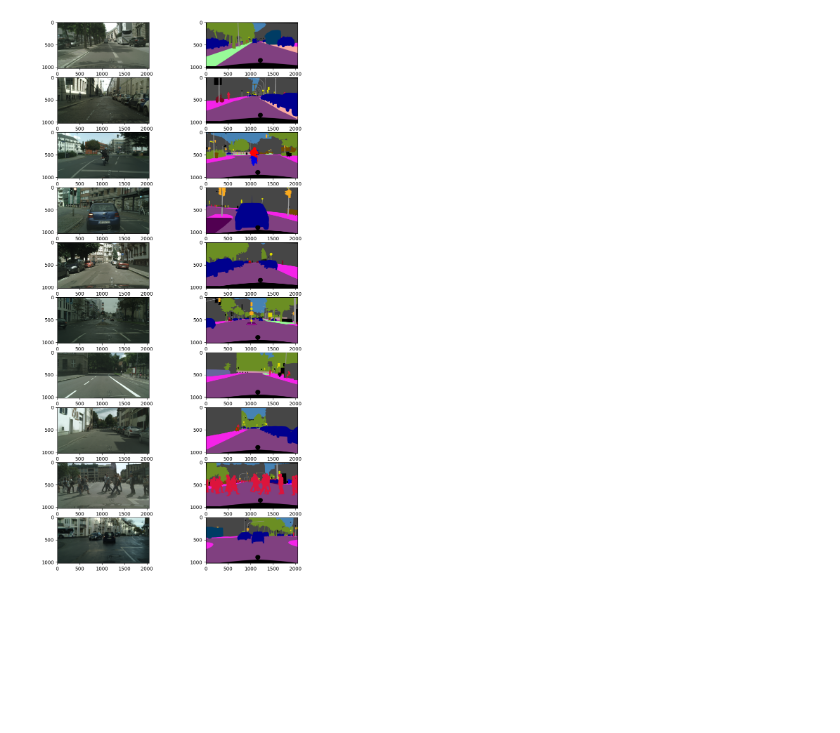
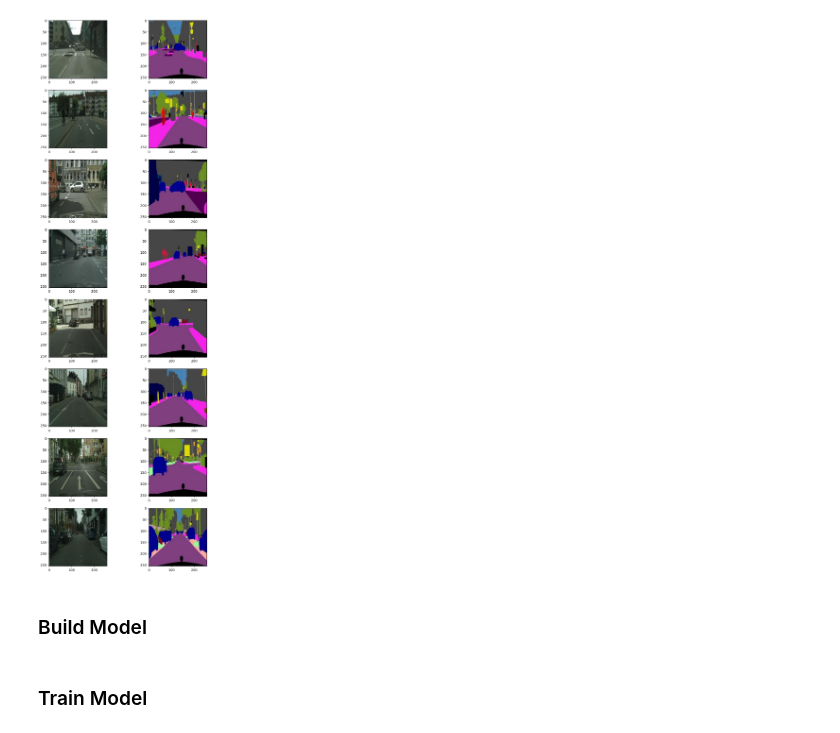
Before and after one commit to d00rk/COSE474Project, a Jupyter notebook: segmentation.ipynb, the cells around one changed output. Drawn from its saved outputs; the diff is of its cells as text; code cells hidden in the pictures; blank space fills up the shorter version.

Commit message:
build model

```diff
--- a/segmentation.ipynb
+++ b/segmentation.ipynb
@@ -44,19 +60,19 @@ len(x_train_filenames), len(x_val_filenames), len(y_train_filenames), len(y_val_
 # %%
 # Dataset
 class Cityscape(Dataset):
-    def __init__(self, img_list, label_list, transform=None):
-        self.img_list = img_list
-        self.label_list = label_list
+    def __init__(self, img_path, transform=None):
+        self.img_path = img_path
         self.transform = transform
 
     # img list 길이
     def __len__(self):
-        return len(self.img_list)
+        return len(self.img_path)
 
     # get image, label
     def __getitem__(self, idx):
-        img = plt.imread(os.path.join(ROOTDIR.x_train, self.img_list[idx]))
-        label = plt.imread(os.path.join(ROOTDIR.y_train, self.label_list[idx]))
+        data = plt.imread(self.img_path[idx])
+
+        img, label = data[:, :256, :], data[:, 256:, :]
 
         if self.transform:
             img = self.transform(img)
@@ -73,11 +89,11 @@ val_Transforms = transforms.Compose([
 ])
 # %%
 # Data Augmentation
-train_dataset = Cityscape(x_train_filenames, y_train_filenames, train_Transforms)
-val_dataset = Cityscape(x_val_filenames, y_val_filenames, val_Transforms)
+train_dataset = Cityscape(train_filenames, train_Transforms)
+val_dataset = Cityscape(val_filenames, val_Transforms)
 # %%
 # Batch
-batch_size = 10
+batch_size = 8
 
 train_loader = DataLoader(train_dataset, batch_size, shuffle=True)
 val_loader = DataLoader(val_dataset, 1, shuffle=True)
@@ -88,13 +104,14 @@ def show_batch(batch, size):
     img = img.numpy()
     label = label.numpy()
 
-    fig, ax = plt.subplots(size, 2, figsize=(10, 20))
+    fig, ax = plt.subplots(size, 2, figsize=(10, 30))
 
     for i in range(size):
         ax[i][0].imshow(np.transpose(img[i], (1, 2, 0)))
-        ax[i][1].imshow(np.transpose(label[i], (1,2,0)))
+        ax[i][1].imshow(np.transpose(label[i], (1, 2, 0)))
 # %%
-data_iter = iter(train_loader)
-show_batch(next(data_iter), batch_size)
+train_iter = iter(train_loader)
+val_iter = iter(val_loader)
+show_batch(next(train_iter), batch_size)
 # %% [output]
-[figure, old version]
+[figure, new version]
@@ -105,0 +118,2 @@ def show(lst, loop=1):
+# %% [markdown]
+### Build Model ###
@@ -105,0 +198,2 @@ def show(lst, loop=1):
+# %% [markdown]
+### Train Model ###
```
Also changed, not shown: parts of 16 cells of this notebook, 1 other file.
